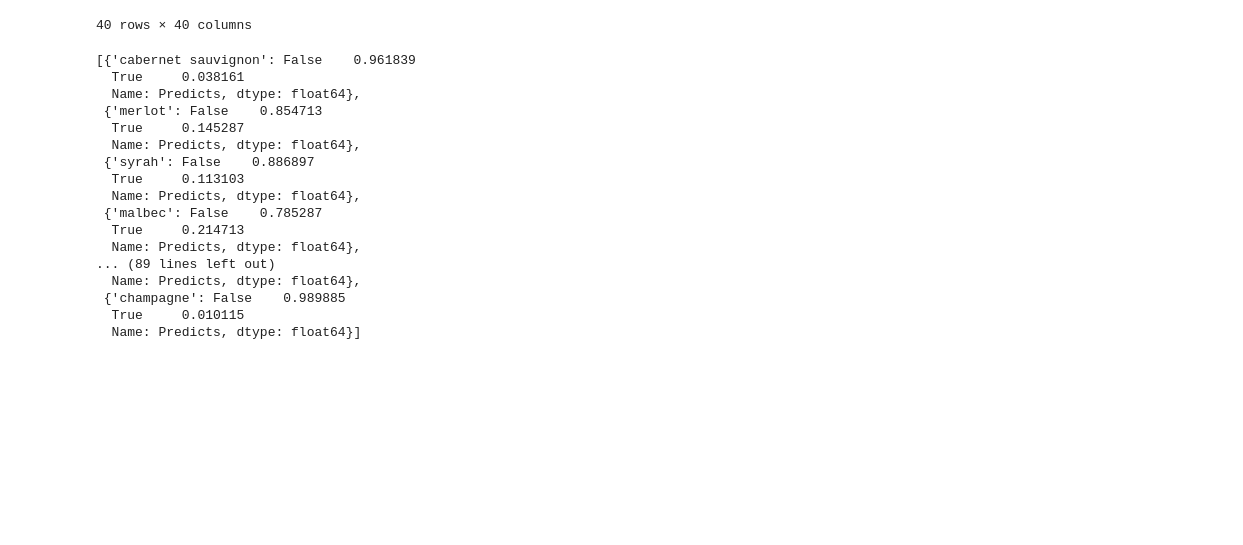
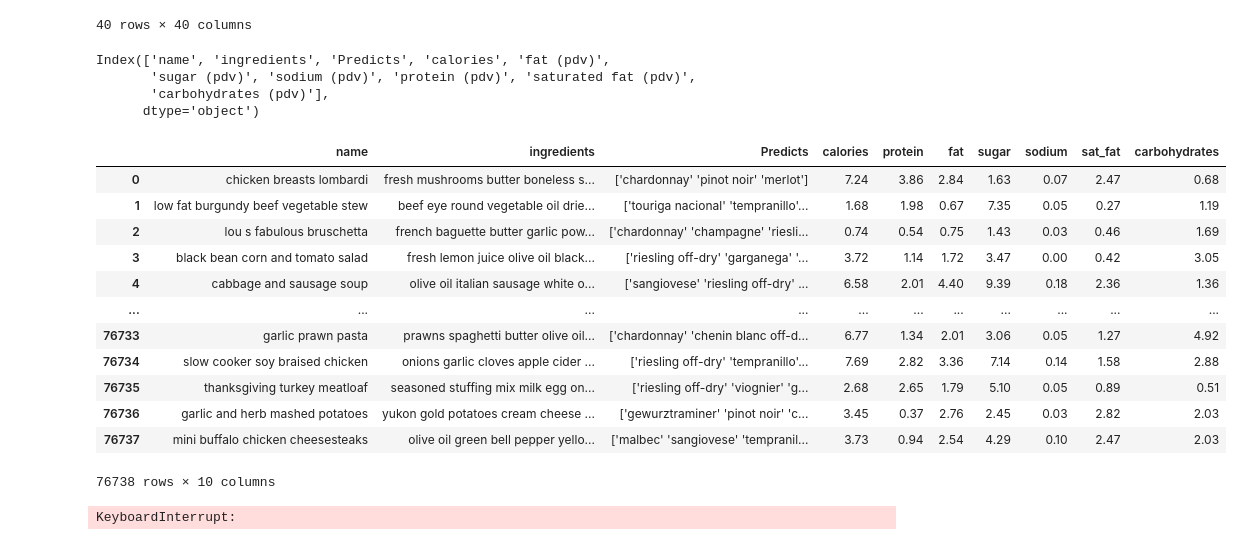
Before and after one commit to SaifeelMomin/PocketSom, a Jupyter notebook: PredictionModel/predictionsAnalysis.ipynb, the cells around one changed output. Drawn from its saved outputs; the diff is of its cells as text; code cells hidden in the pictures; blank space fills up the shorter version.

```diff
--- a/PredictionModel/predictionsAnalysis.ipynb
+++ b/PredictionModel/predictionsAnalysis.ipynb
@@ -375,27 +376,51 @@ comp_df
 | pinot gris/grigio | 0.000 | 0.0000 | 0.0000 | 0.000 | 0.0050 | 0.0010 | 0.435 | 0.143 | ... |
 | champagne | 0.000 | 0.0020 | 0.0000 | 0.000 | 0.0460 | 0.0260 | 0.579 | 0.009 | ... |
 40 rows × 40 columns
-# %%
-bordeaux_comparables = []
-for grape in grapes:
-    percent_shared = bordeaux_blend_df['Predicts'].str.contains(grape).value_counts(True)
-    bordeaux_comparables.append({grape: percent_shared})
-bordeaux_comparables
-# %% [output]
-[{'cabernet sauvignon': False    0.961839
-  True     0.038161
-  Name: Predicts, dtype: float64},
- {'merlot': False    0.854713
-  True     0.145287
-  Name: Predicts, dtype: float64},
- {'syrah': False    0.886897
-  True     0.113103
-  Name: Predicts, dtype: float64},
- {'malbec': False    0.785287
-  True     0.214713
-  Name: Predicts, dtype: float64},
-... (89 lines left out)
-  Name: Predicts, dtype: float64},
- {'champagne': False    0.989885
-  True     0.010115
-  Name: Predicts, dtype: float64}]
+# %%
+df.columns
+# %% [output]
+Index(['name', 'ingredients', 'Predicts', 'calories', 'fat (pdv)',
+       'sugar (pdv)', 'sodium (pdv)', 'protein (pdv)', 'saturated fat (pdv)',
+       'carbohydrates (pdv)'],
+      dtype='object')
+# %%
+df['protein'] = ((df['protein (pdv)']- df['protein (pdv)'].min())/(df['protein (pdv)'].max() - df['protein (pdv)'].min()) *10).round(2)
+df['calories'] = ((df['calories'] - df['calories'].min())/(df['calories'].max() - df['calories'].min()) *10).round(2)
+df['fat'] = ((df['fat (pdv)'] - df['fat (pdv)'].min())/(df['fat (pdv)'].max() - df['fat (pdv)'].min()) *10).round(2)
+df['sugar'] = ((df['sugar (pdv)'] - df['sugar (pdv)'].min())/(df['sugar (pdv)'].max() - df['sugar (pdv)'].min()) *10).round(2)
+df['sodium'] = ((df['sodium (pdv)'] - (df['sodium (pdv)'].min()))/((df['sodium (pdv)'].max()) - (df['sodium (pdv)'].min())) *10).round(2)
+df['sat_fat'] = ((df['saturated fat (pdv)'] - df['saturated fat (pdv)'].min())/(df['saturated fat (pdv)'].max() - df['saturated fat (pdv)'].min()) *10).round(2)
+df['carbohydrates'] = ((df['carbohydrates (pdv)'] - df['carbohydrates (pdv)'].min())/(df['carbohydrates (pdv)'].max() - df['carbohydrates (pdv)'].min()) *10).round(2)
+# %%
+df = df.drop(columns = ['fat (pdv)',
+       'sugar (pdv)', 'sodium (pdv)', 'protein (pdv)', 'saturated fat (pdv)',
+       'carbohydrates (pdv)'])
+# %%
+df
+# %% [output]
+|  | name | ingredients | Predicts | calories | protein | fat | sugar | sodium | sat_fat | carbohydrates |
+| 0 | chicken breasts lombardi | fresh mushrooms butter boneless s... | ['chardonnay' 'pinot noir' 'merlot'] | 7.24 | 3.86 | 2.84 | 1.63 | 0.07 | 2.47 | 0.68 |
+| 1 | low fat burgundy beef vegetable stew | beef eye round vegetable oil drie... | ['touriga nacional' 'tempranillo'... | 1.68 | 1.98 | 0.67 | 7.35 | 0.05 | 0.27 | 1.19 |
+| 2 | lou s fabulous bruschetta | french baguette butter garlic pow... | ['chardonnay' 'champagne' 'riesli... | 0.74 | 0.54 | 0.75 | 1.43 | 0.03 | 0.46 | 1.69 |
+| 3 | black bean corn and tomato salad | fresh lemon juice olive oil black... | ['riesling off-dry' 'garganega' '... | 3.72 | 1.14 | 1.72 | 3.47 | 0.00 | 0.42 | 3.05 |
+| 4 | cabbage and sausage soup | olive oil italian sausage white o... | ['sangiovese' 'riesling off-dry' ... | 6.58 | 2.01 | 4.40 | 9.39 | 0.18 | 2.36 | 1.36 |
+| ... | ... | ... | ... | ... | ... | ... | ... | ... | ... | ... |
+| 76733 | garlic prawn pasta | prawns spaghetti butter olive oil... | ['chardonnay' 'chenin blanc off-d... | 6.77 | 1.34 | 2.01 | 3.06 | 0.05 | 1.27 | 4.92 |
+| 76734 | slow cooker soy braised chicken | onions garlic cloves apple cider ... | ['riesling off-dry' 'tempranillo'... | 7.69 | 2.82 | 3.36 | 7.14 | 0.14 | 1.58 | 2.88 |
+| 76735 | thanksgiving turkey meatloaf | seasoned stuffing mix milk egg on... | ['riesling off-dry' 'viognier' 'g... | 2.68 | 2.65 | 1.79 | 5.10 | 0.05 | 0.89 | 0.51 |
+| 76736 | garlic and herb mashed potatoes | yukon gold potatoes cream cheese ... | ['gewurztraminer' 'pinot noir' 'c... | 3.45 | 0.37 | 2.76 | 2.45 | 0.03 | 2.82 | 2.03 |
+| 76737 | mini buffalo chicken cheesesteaks | olive oil green bell pepper yello... | ['malbec' 'sangiovese' 'tempranil... | 3.73 | 0.94 | 2.54 | 4.29 | 0.10 | 2.47 | 2.03 |
+76738 rows × 10 columns
+# %%
+tokenize_wine = tokenize['wine']
+predicts_tokens = []
+predicts_styles = []
+
+def token_wine(wine):
+    for wine in tokenize_wine:
+        if  (df['Predicts'].str.contains(wine).any() == True):
+            predicts_tokens.append(tokenize['token id'].loc[tokenize['wine'] == wine]),
+            predicts_styles.append(tokenize['style'].loc[tokenize['wine'] == wine])
+df['Predicts'].apply(token_wine)
+# %% [output]
+KeyboardInterrupt:
```
Also changed, not shown: parts of 3 cells of this notebook, 2 other files.
